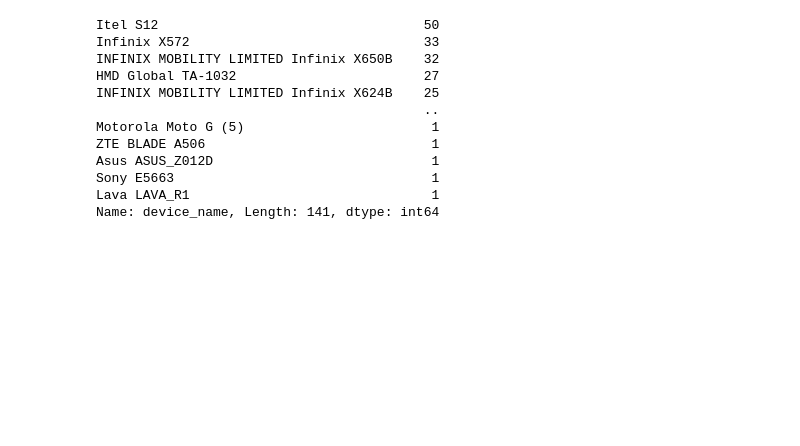
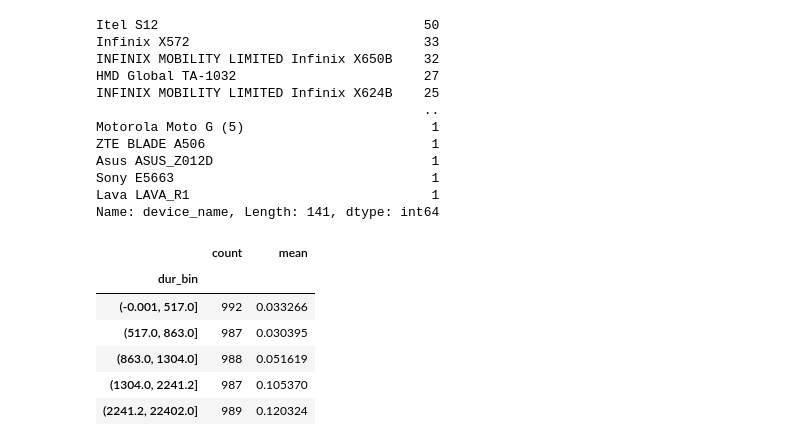
Before and after one commit to Starburned7/data-analytics-projects, a Jupyter notebook: taxi_data_analysis.ipynb, the cells around one changed output. Saved outputs shown, nothing was run; the diff lists cells and outputs as text; code cells hidden in the pictures; blank space fills up the shorter version.

```diff
--- a/taxi_data_analysis.ipynb
+++ b/taxi_data_analysis.ipynb
@@ -617,3 +617,15 @@ Asus ASUS_Z012D                            1
 Sony E5663                                 1
 Lava LAVA_R1                               1
 Name: device_name, Length: 141, dtype: int64
+# %%
+df['dur_bin'] = pd.qcut(df['duration'],5)
+# %%
+df.groupby('dur_bin')['overpaid_ride_ticket'].agg(['count','mean'])
+# %% [output]
+|  | count | mean |
+| dur_bin |  |  |
+| (-0.001, 517.0] | 992 | 0.033266 |
+| (517.0, 863.0] | 987 | 0.030395 |
+| (863.0, 1304.0] | 988 | 0.051619 |
+| (1304.0, 2241.2] | 987 | 0.105370 |
+| (2241.2, 22402.0] | 989 | 0.120324 |
```
